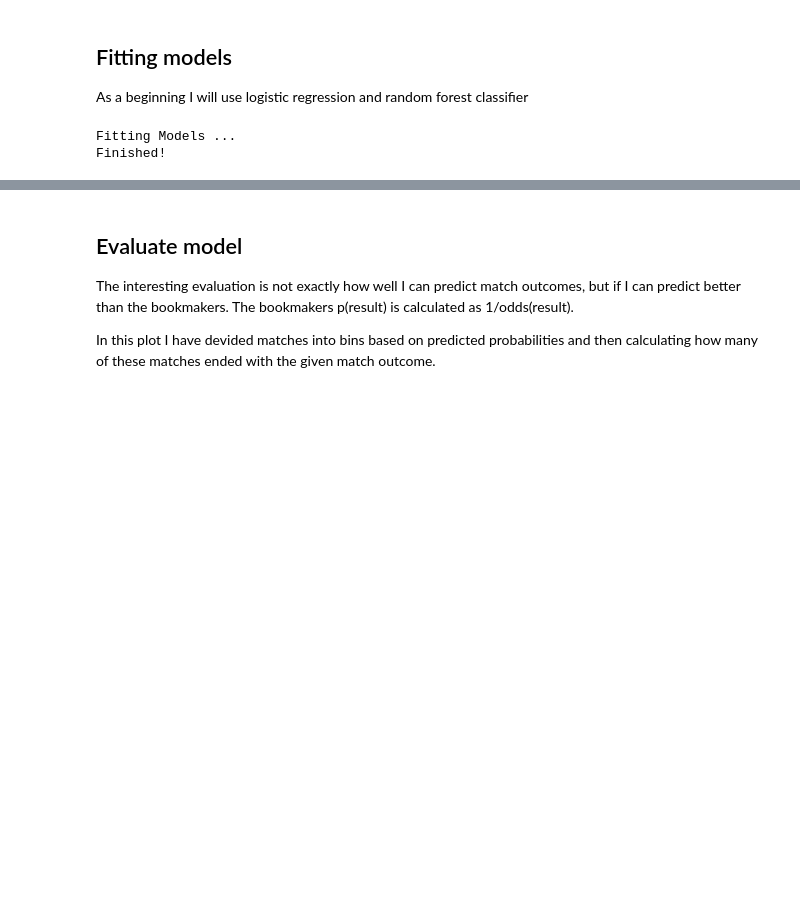
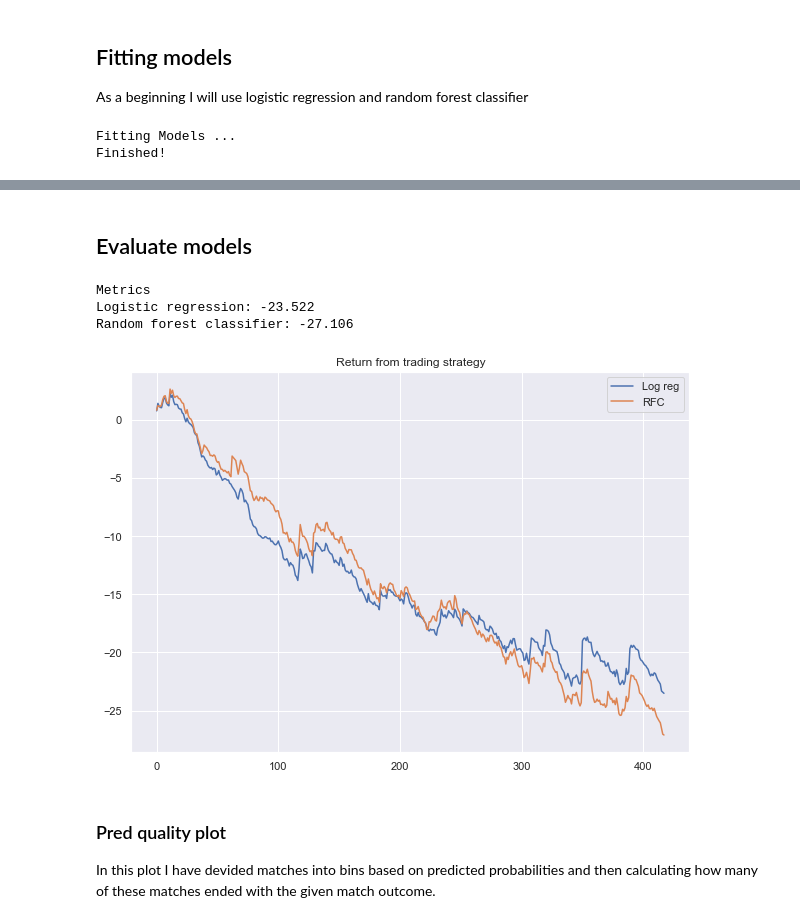
Before and after one commit to lindjoha/machinelearning-predicting-football-results, a Jupyter notebook: football_ml.ipynb, the cells around one changed output, grey strips where cells are left out. Drawn from its saved outputs; the diff is of its cells as text; code cells hidden in the pictures; blank space fills up the shorter version.

Commit message:
implemented new metric

```diff
--- a/football_ml.ipynb
+++ b/football_ml.ipynb
@@ -185,7 +191,39 @@ Finished!
+# %%
+def metric(model):
+    model_probs = pd.DataFrame(model.predict_proba(x_test), columns = ['p_home', 'p_draw', 'p_away'])
+    match_data = df.iloc[indx[1],:]
+    match_data.index = range(match_data.shape[0])
+    keymap = {'H':'p_home', 'D':'p_draw', 'A':'p_away'}
+    metric = 1
+    metrics = []
+    for i in range(model_probs.shape[0]):
+        ftr = match_data.loc[i, 'FTR']
+        metric += (model_probs.loc[i, keymap[ftr]]/match_data.loc[i,keymap[ftr]]-1)
+        metrics.append(metric)
+    return (metric, metrics)
+# %% [markdown]
+## Evaluate models
+# %%
+(metric_logreg, metrics_logreg) = metric(model_logreg)
+(metric_rfc, metrics_rfc) = metric(model_rfc)
+print('Metrics')
+print('Logistic regression: '+str(round(metric_logreg,3)))
+print('Random forest classifier: '+str(round(metric_rfc, 3)))
+
+fig, ax = plt.subplots()
+fig.set_size_inches(10,7)
+ax.set_title('Return from trading strategy')
+ax.plot(metrics_logreg, label='Log reg')
+ax.plot(metrics_rfc, label='RFC')
+plt.legend()
+plt.show()
+# %% [output]
+Metrics
+Logistic regression: -23.522
+Random forest classifier: -27.106
+[figure, added]
 # %% [markdown]
-## Evaluate model
-The interesting evaluation is not exactly how well I can predict match outcomes, but if I can predict better than the bookmakers. The bookmakers p(result) is calculated as 1/odds(result).
-
+### Pred quality plot
 In this plot I have devided matches into bins based on predicted probabilities and then calculating how many of these matches ended with the given match outcome.
 # %%
 def pred_quality_plot(match_outcome, model, bins=10):
```
Also changed, not shown: parts of 7 cells of this notebook.
